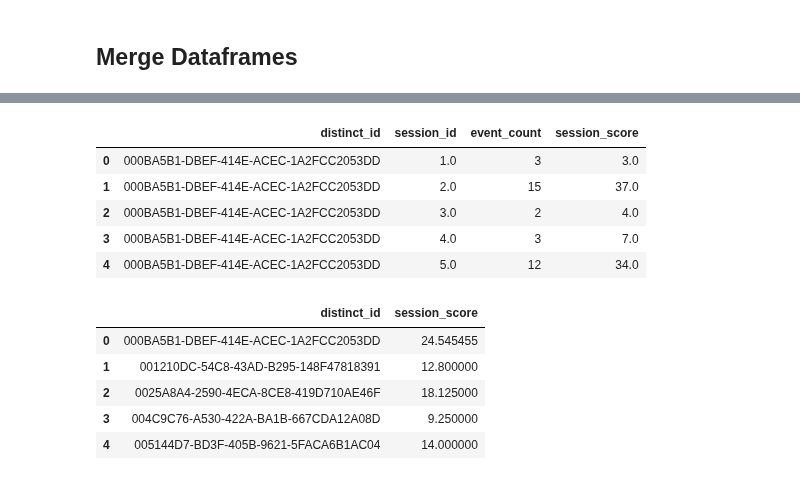
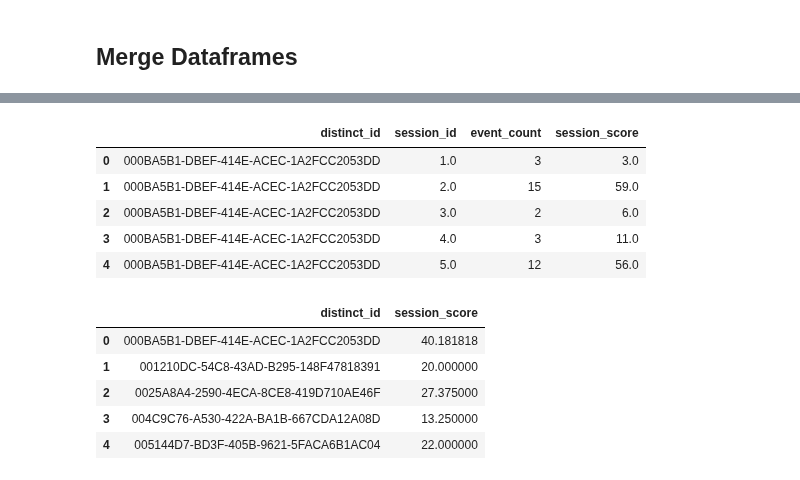
Before and after one commit to prkrishnan1/Simmer_DSS_SP20_Project_1, a Jupyter notebook: Churn_SQS.ipynb, the cells around one changed output, grey strips where cells are left out. Cells and saved outputs as stored; diff of their text form; code cells hidden in the pictures.

```diff
--- a/Churn_SQS.ipynb
+++ b/Churn_SQS.ipynb
@@ -5,10 +5,3 @@ import numpy as np
 pd.set_option('display.max_columns', None)
 # %%
 df = pd.read_csv('Cleaned_Dataset_With_ID.csv', low_memory=False)
-# %%
-df = df.sort_values(by=['distinct_id', 'time'])
-#df = df.drop(columns=['Unnamed: 0', 'Unnamed: 0.1'])
-#df['ae_session_length'] = df['ae_session_length'].fillna('-1')
-#df['ae_session_length'] = df['ae_session_length'].str.replace(',', '')
-#df['ae_session_length'] = df['ae_session_length'].astype(float)
-df
@@ -94,11 +107,11 @@ See the caveats in the documentation: http://pandas.pydata.org/pandas-docs/stabl
 weight_dict = {
     'Basic' : 1,
     'Profile' : 2,
-    'Explore' : 3,
-    'Menu' : 3,
-    'Collection' : 3,
-    'Rating' : 4,
-    'Share' : 5,
+    'Explore' : 5,
+    'Menu' : 5,
+    'Collection' : 7,
+    'Rating' : 7,
+    'Share' : 10,
     'MISC' : 1,
     'AE' : 1
 }
@@ -199,5 +218,6 @@ See the caveats in the documentation: http://pandas.pydata.org/pandas-docs/stabl
 # %%
 # drop 'name_x' column from short_df and then append to the original dataframe
 
-#short_df = short_df.drop(columns = ['name_x'])
-df = pd.concat([df, short_df], axis=1)
+labeled_df = short_df.drop(columns = ['name_x'])
+event_df = pd.concat([df, labeled_df], axis = 1)
+event_df = event_df.drop(columns = ['Unnamed: 0'])
@@ -225,3 +245,4 @@ df
 # %%
 # filter out sessions with -1 for session_id
-df = df[df['session_id'] != -1]
+event_df = event_df[event_df['session_id'] != -1]
+event_df
@@ -228,15 +268,15 @@ df = df[df['session_id'] != -1]
 # %%
-group_user_session = df.groupby(['distinct_id', 'session_id'], as_index=False).agg({'name_x' : 'count', 'score' : 'sum'})
+group_user_session = event_df.groupby(['distinct_id', 'session_id'], as_index=False).agg({'name_x' : 'count', 'score' : 'sum'})
 group_user_session = group_user_session.rename(columns = {'name_x' : 'event_count', 'score' : 'session_score'})
 
 group_user_session.head()
 # %% [output]
 |  | distinct_id | session_id | event_count | session_score |
 | 0 | 000BA5B1-DBEF-414E-ACEC-1A2FCC2053DD | 1.0 | 3 | 3.0 |
-| 1 | 000BA5B1-DBEF-414E-ACEC-1A2FCC2053DD | 2.0 | 15 | 37.0 |
-| 2 | 000BA5B1-DBEF-414E-ACEC-1A2FCC2053DD | 3.0 | 2 | 4.0 |
-| 3 | 000BA5B1-DBEF-414E-ACEC-1A2FCC2053DD | 4.0 | 3 | 7.0 |
-| 4 | 000BA5B1-DBEF-414E-ACEC-1A2FCC2053DD | 5.0 | 12 | 34.0 |
+| 1 | 000BA5B1-DBEF-414E-ACEC-1A2FCC2053DD | 2.0 | 15 | 59.0 |
+| 2 | 000BA5B1-DBEF-414E-ACEC-1A2FCC2053DD | 3.0 | 2 | 6.0 |
+| 3 | 000BA5B1-DBEF-414E-ACEC-1A2FCC2053DD | 4.0 | 3 | 11.0 |
+| 4 | 000BA5B1-DBEF-414E-ACEC-1A2FCC2053DD | 5.0 | 12 | 56.0 |
 # %%
 # add up all scores for one person and divide by number of sessions
 
@@ -244,11 +284,11 @@ SQS = group_user_session.groupby(['distinct_id'], as_index=False).agg({'session_
 SQS.head()
 # %% [output]
 |  | distinct_id | session_score |
-| 0 | 000BA5B1-DBEF-414E-ACEC-1A2FCC2053DD | 24.545455 |
-| 1 | 001210DC-54C8-43AD-B295-148F47818391 | 12.800000 |
-| 2 | 0025A8A4-2590-4ECA-8CE8-419D710AE46F | 18.125000 |
-| 3 | 004C9C76-A530-422A-BA1B-667CDA12A08D | 9.250000 |
-| 4 | 005144D7-BD3F-405B-9621-5FACA6B1AC04 | 14.000000 |
+| 0 | 000BA5B1-DBEF-414E-ACEC-1A2FCC2053DD | 40.181818 |
+| 1 | 001210DC-54C8-43AD-B295-148F47818391 | 20.000000 |
+| 2 | 0025A8A4-2590-4ECA-8CE8-419D710AE46F | 27.375000 |
+| 3 | 004C9C76-A530-422A-BA1B-667CDA12A08D | 13.250000 |
+| 4 | 005144D7-BD3F-405B-9621-5FACA6B1AC04 | 22.000000 |
 # %%
 SQS_df = pd.merge(left=df, right=SQS, on='distinct_id')
 SQS_df.head()
```
Also changed, not shown: parts of 13 cells of this notebook.
